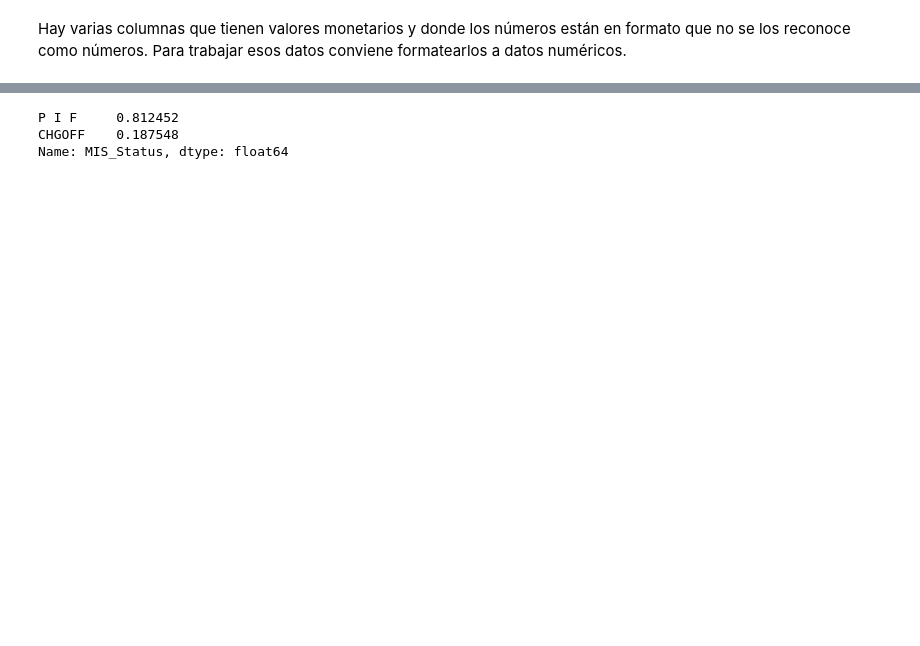
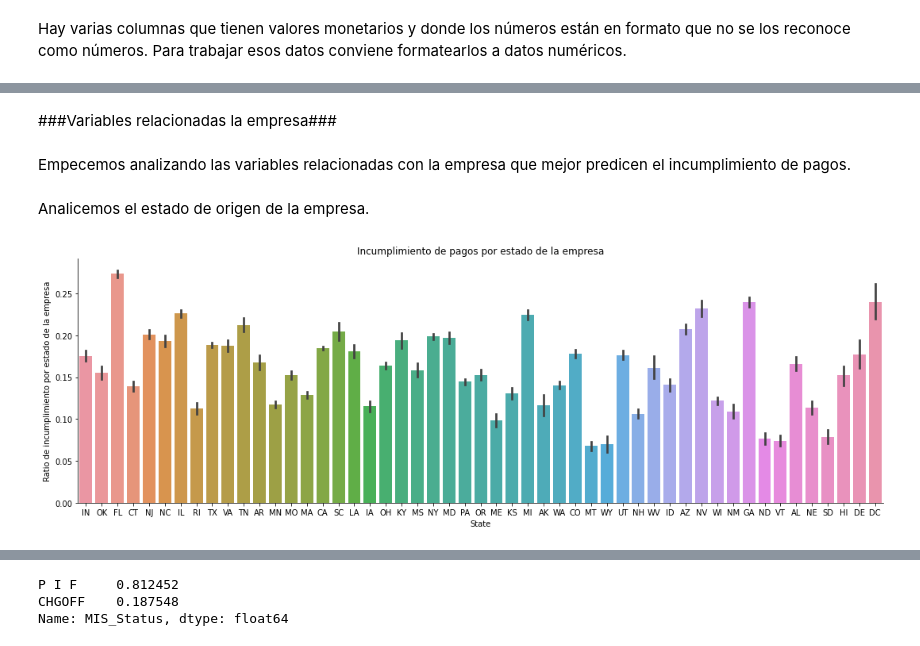
Before and after one commit to HGalletti/Pr-stamos-bancarios, a Jupyter notebook: Préstamos.ipynb, the cells around one changed output, grey strips where cells are left out. Drawn from its saved outputs; the diff is of its cells as text; code cells hidden in the pictures; blank space fills up the shorter version.

```diff
--- a/Préstamos.ipynb
+++ b/Préstamos.ipynb
@@ -209,0 +307,3 @@ Analicemos los porcentajes de los valores de MIS_Status según si es nuevo el ne
+# %%
+loan['ChgOffDate']=(loan['ChgOffDate']).apply(clean_date)
+loan['ChgOffDate'] = pd.to_datetime(loan['ChgOffDate'], format='%d-%b-%Y', errors='coerce')
@@ -209,0 +378,3 @@ Analicemos los porcentajes de los valores de MIS_Status según si es nuevo el ne
+# %%
+loan['MIS_Status_numeric'] = loan['MIS_Status']=='CHGOFF'#Esta nueva columna vale True si hubo inconvenientes en el pago, y False si no.
+loan['MIS_Status_numeric'] = loan['MIS_Status_numeric'].astype(int) #Pasamos a binario.
@@ -209,0 +479,2 @@ Analicemos los porcentajes de los valores de MIS_Status según si es nuevo el ne
+# %%
+loan.drop(598791, axis=0, inplace=True)
@@ -209,0 +498,15 @@ Analicemos los porcentajes de los valores de MIS_Status según si es nuevo el ne
+# %%
+loan.drop(642915, axis=0, inplace=True)
+loan.drop(54648, axis=0, inplace=True)
+# %% [markdown]
+###Variables relacionadas la empresa###
+# %% [markdown]
+Empecemos analizando las variables relacionadas con la empresa que mejor predicen el incumplimiento de pagos.
+# %% [markdown]
+Analicemos el estado de origen de la empresa.
+# %%
+sns.catplot( data=loan, x="State", y="MIS_Status_numeric", kind="bar", aspect=3); #En el eje y grafica un promedio de MIS_Status_numeric.
+plt.ylabel('Ratio de incumplimiento por estado de la empresa');
+plt.title("Incumplimiento de pagos por estado de la empresa");
+# %% [output]
+[figure, added]
```
Also changed, not shown: parts of 145 cells of this notebook.
